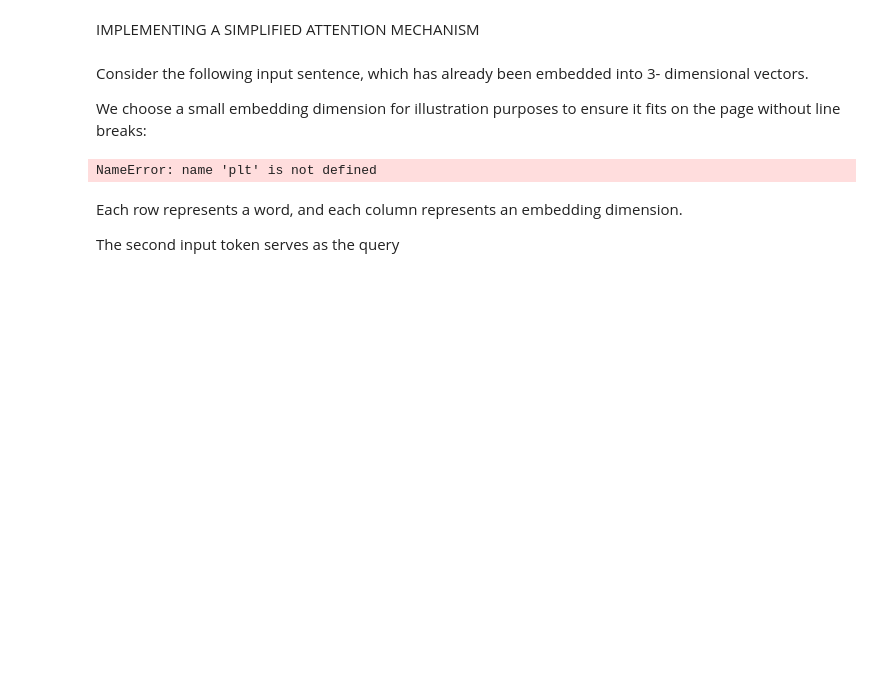
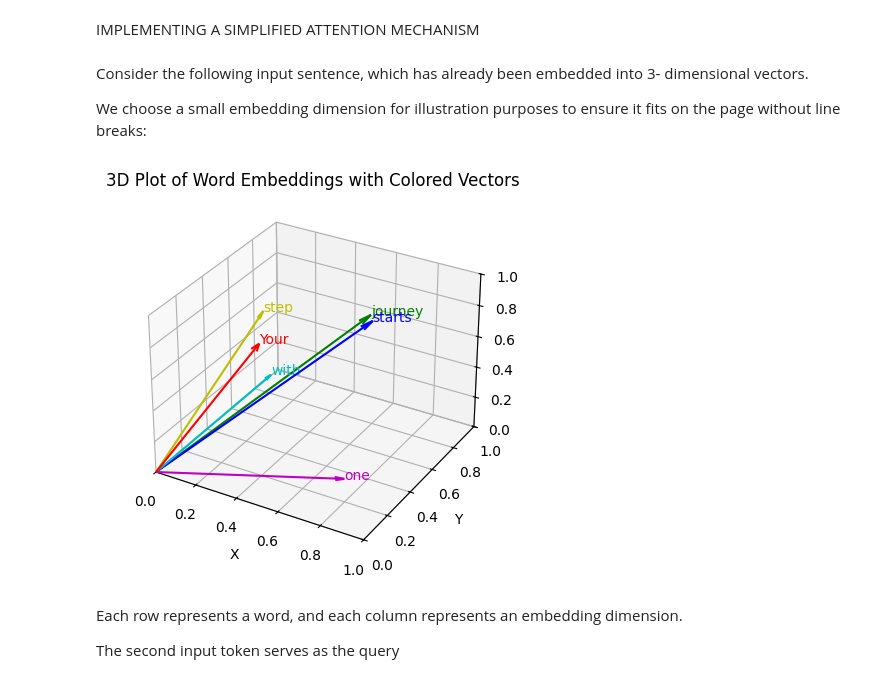
Before and after one commit to Ashwani-kumar11/LLM-scratch, a Jupyter notebook: Attention_Mechanism/simplified_self_attention.ipynb, the cells around one changed output. Saved outputs shown, nothing was run; the diff lists cells and outputs as text; code cells hidden in the pictures; blank space fills up the shorter version.

Commit message:
Changed the plot function for word embeddings

```diff
--- a/Attention_Mechanism/simplified_self_attention.ipynb
+++ b/Attention_Mechanism/simplified_self_attention.ipynb
@@ -20,32 +20,43 @@ inputs = torch.tensor(
 )
 # %%
 # Create 3D plot with vectors from origin to each point, using different colors
+import matplotlib.pyplot as plt
+from mpl_toolkits.mplot3d import Axes3D
+
 fig = plt.figure()
 ax = fig.add_subplot(111, projection='3d')
+
+# Corresponding words
+words2 = ['Your', 'journey', 'starts', 'with', 'one', 'step', 'journey-context']
+
+# Extract x, y, z coordinates
+x_coords = inputs[:, 0].numpy()
+y_coords = inputs[:, 1].numpy()
+z_coords = inputs[:, 2].numpy()
 
 # Define a list of colors for the vectors
 colors = ['r', 'g', 'b', 'c', 'm', 'y']
 
 # Plot each vector with a different color and annotate with the corresponding word
-for (x, y, z, word, color) in zip(x_coords, y_coords, z_coords, words, colors):
+for (x, y, z, word, color) in zip(x_coords, y_coords, z_coords, words2, colors):
     # Draw vector from origin to the point (x, y, z) with specified color and smaller arrow length ratio
     ax.quiver(0, 0, 0, x, y, z, color=color, arrow_length_ratio=0.05)
     ax.text(x, y, z, word, fontsize=10, color=color)
 
 # Set labels for axes
 ax.set_xlabel('X')
 ax.set_ylabel('Y')
 ax.set_zlabel('Z')
 
 # Set plot limits to keep arrows within the plot boundaries
 ax.set_xlim([0, 1])
 ax.set_ylim([0, 1])
 ax.set_zlim([0, 1])
 
 plt.title('3D Plot of Word Embeddings with Colored Vectors')
 plt.show()
 # %% [output]
-NameError: name 'plt' is not defined
+[figure, added]
 # %% [markdown]
 
 Each row represents a word, and each column represents an embedding dimension.
```
Also changed, not shown: parts of 12 cells of this notebook.
